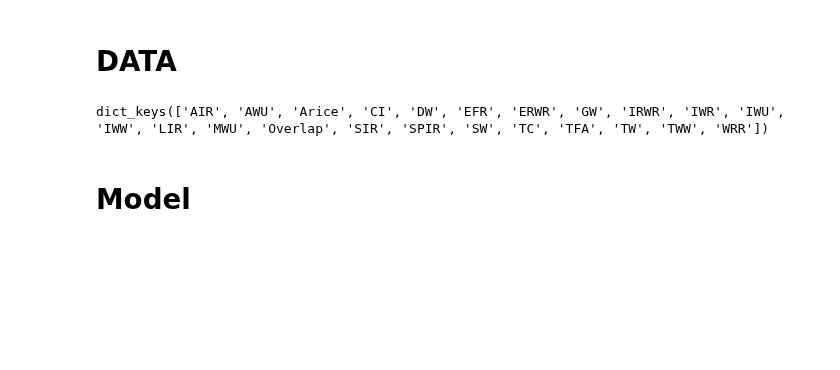
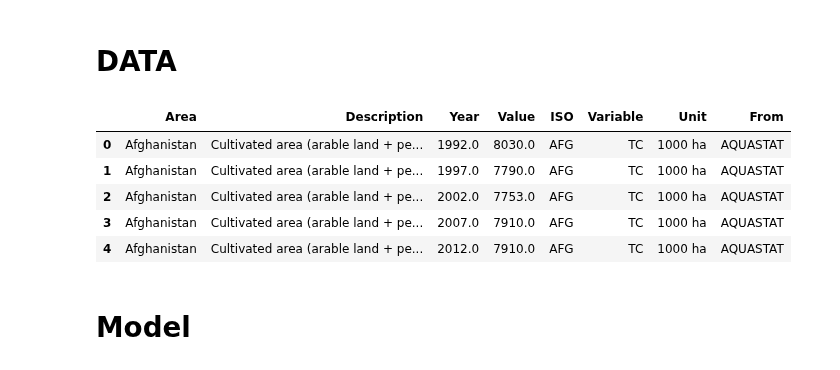
Before and after one commit to simonzabrocki/GraphModels, a Jupyter notebook: watermodel_vectorized.ipynb, the cells around one changed output. Cells and saved outputs as stored; diff of their text form; code cells hidden in the pictures; blank space fills up the shorter version.

```diff
--- a/watermodel_vectorized.ipynb
+++ b/watermodel_vectorized.ipynb
@@ -44,6 +44,15 @@ evapotranspiration = select_dataset('evapotranspiration').dropna().drop_duplicat
 # %%
 def pivot(df):
     return df.pivot(index=['ISO', 'Year'], columns='Variable', values='Value')
+# %%
+aquastat.head()
+# %% [output]
+|  | Area | Description | Year | Value | ISO | Variable | Unit | From |
+| 0 | Afghanistan | Cultivated area (arable land + pe... | 1992.0 | 8030.0 | AFG | TC | 1000 ha | AQUASTAT |
+| 1 | Afghanistan | Cultivated area (arable land + pe... | 1997.0 | 7790.0 | AFG | TC | 1000 ha | AQUASTAT |
+| 2 | Afghanistan | Cultivated area (arable land + pe... | 2002.0 | 7753.0 | AFG | TC | 1000 ha | AQUASTAT |
+| 3 | Afghanistan | Cultivated area (arable land + pe... | 2007.0 | 7910.0 | AFG | TC | 1000 ha | AQUASTAT |
+| 4 | Afghanistan | Cultivated area (arable land + pe... | 2012.0 | 7910.0 | AFG | TC | 1000 ha | AQUASTAT |
 # %%
 aquastat = pivot(aquastat)\
           .groupby(level='ISO').fillna(method='ffill')\
@@ -56,10 +65,6 @@ def df_to_dict(df):
     return X
 # %%
 X = df_to_dict(aquastat)
-# %%
-X.keys()
-# %% [output]
-dict_keys(['AIR', 'AWU', 'Arice', 'CI', 'DW', 'EFR', 'ERWR', 'GW', 'IRWR', 'IWR', 'IWU', 'IWW', 'LIR', 'MWU', 'Overlap', 'SIR', 'SPIR', 'SW', 'TC', 'TFA', 'TW', 'TWW', 'WRR'])
 # %%
 X['KC'] = cropcalendar.pivot(index=['ISO', 'Item'], columns='Variable', values='Value')['Kc']
 X['ETa'] = pivot(evapotranspiration)['ETa'].groupby(level='ISO').fillna(method='ffill').fillna(method='bfill')
```
Also changed, not shown: parts of 3 cells of this notebook, 2 other files.
